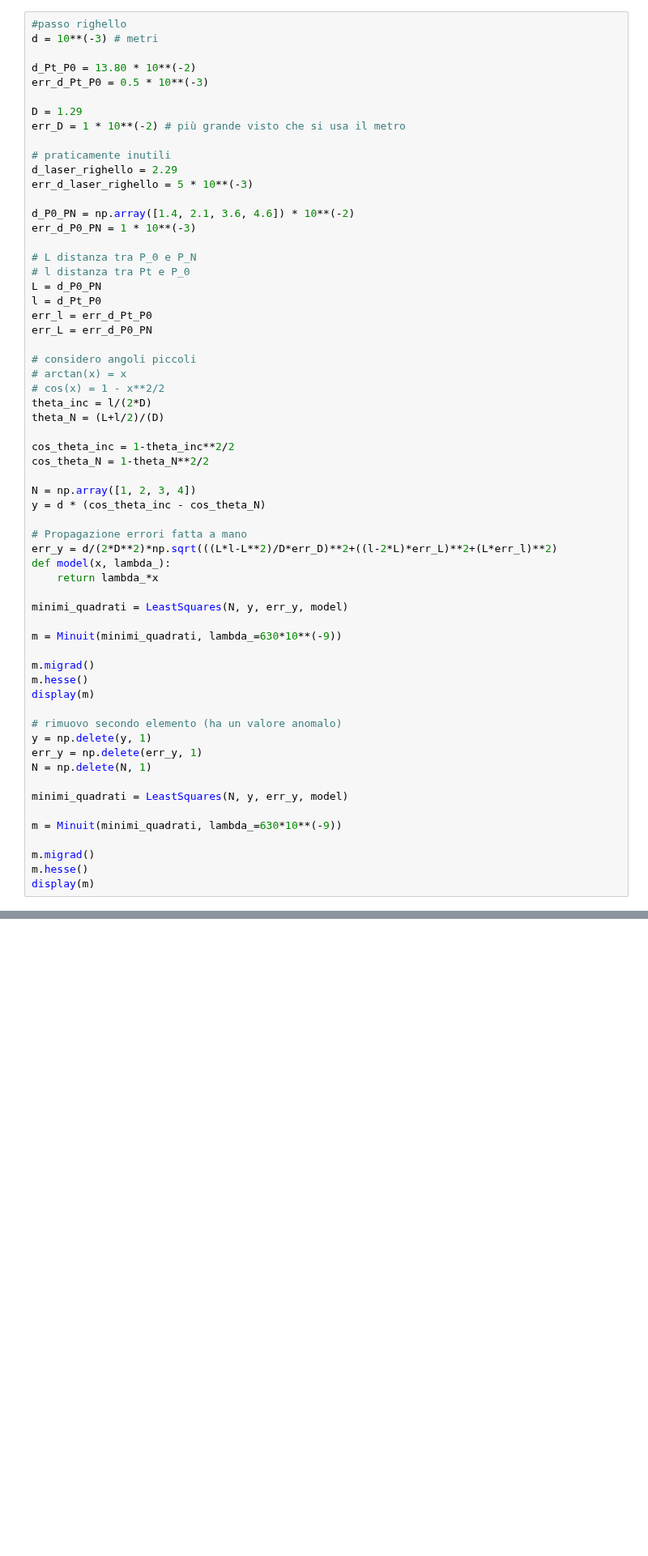
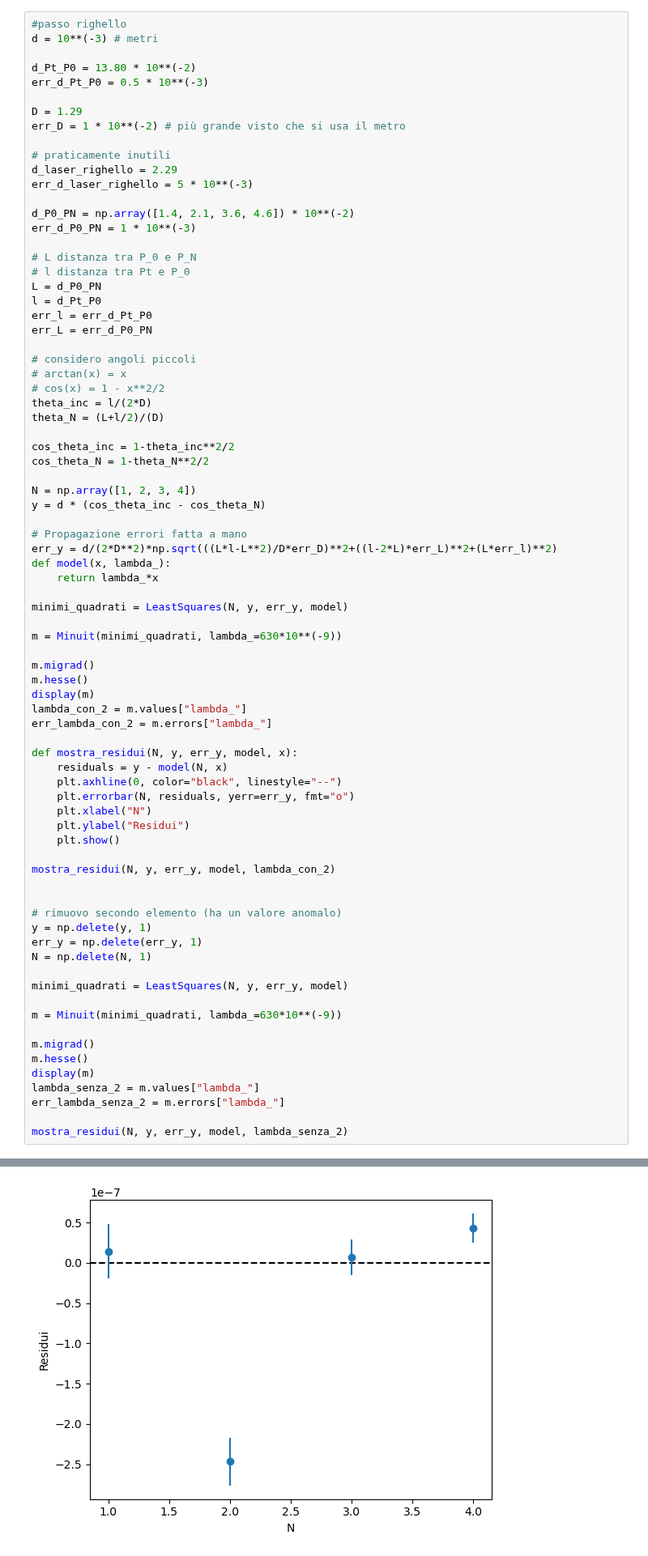
Before and after one commit to ARossiUnimib/Laboratorio-2---Gruppo-21-A.A.-2023-24, a Jupyter notebook: Notebooks/Interferometro.ipynb, the cells around one changed output, grey strips where cells are left out. Shown at 81% size. Saved outputs shown, nothing was run; the diff lists cells and outputs as text; blank space fills up the shorter version.

```diff
--- a/Notebooks/Interferometro.ipynb
+++ b/Notebooks/Interferometro.ipynb
@@ -364,33 +343,51 @@ minimi_quadrati = LeastSquares(N, y, err_y, model)
 
 m = Minuit(minimi_quadrati, lambda_=630*10**(-9))
 
 m.migrad()
 m.hesse()
 display(m)
+lambda_con_2 = m.values["lambda_"]
+err_lambda_con_2 = m.errors["lambda_"]
+
+def mostra_residui(N, y, err_y, model, x):
+    residuals = y - model(N, x)
+    plt.axhline(0, color="black", linestyle="--")
+    plt.errorbar(N, residuals, yerr=err_y, fmt="o")
+    plt.xlabel("N")
+    plt.ylabel("Residui")
+    plt.show()
+
+mostra_residui(N, y, err_y, model, lambda_con_2)
+
 
 # rimuovo secondo elemento (ha un valore anomalo)
 y = np.delete(y, 1)
 err_y = np.delete(err_y, 1)
 N = np.delete(N, 1)
 
 minimi_quadrati = LeastSquares(N, y, err_y, model)
 
 m = Minuit(minimi_quadrati, lambda_=630*10**(-9))
 
 m.migrad()
 m.hesse()
 display(m)
+lambda_senza_2 = m.values["lambda_"]
+err_lambda_senza_2 = m.errors["lambda_"]
+
+mostra_residui(N, y, err_y, model, lambda_senza_2)
 # %% [output]
 | Migrad |  |
 | FCN = 75.43 (χ²/ndof = 25.1) | Nfcn = 18 |
 | EDM = 8.38e-19 (Goal: 0.0002) |  |
 | Valid Minimum | Below EDM threshold (goal x 10) |
 | No parameters at limit | Below call limit |
 | Hesse ok | Covariance accurate |
 |  | Name | Value | Hesse Error | Minos Error- | Minos Error+ | Limit- | Limit+ | Fixed |
 | 0 | lambda_ | 625e-9 | 4e-9 |  |  |  |  |  |
 |  | lambda_ |
 | lambda_ | 1.4e-17 |
+[figure, added]
 | Migrad |  |
 | FCN = 0.9616 (χ²/ndof = 0.5) | Nfcn = 18 |
 | EDM = 4.32e-21 (Goal: 0.0002) |  |
```
Also changed, not shown: parts of 7 cells of this notebook, 1 other file.
